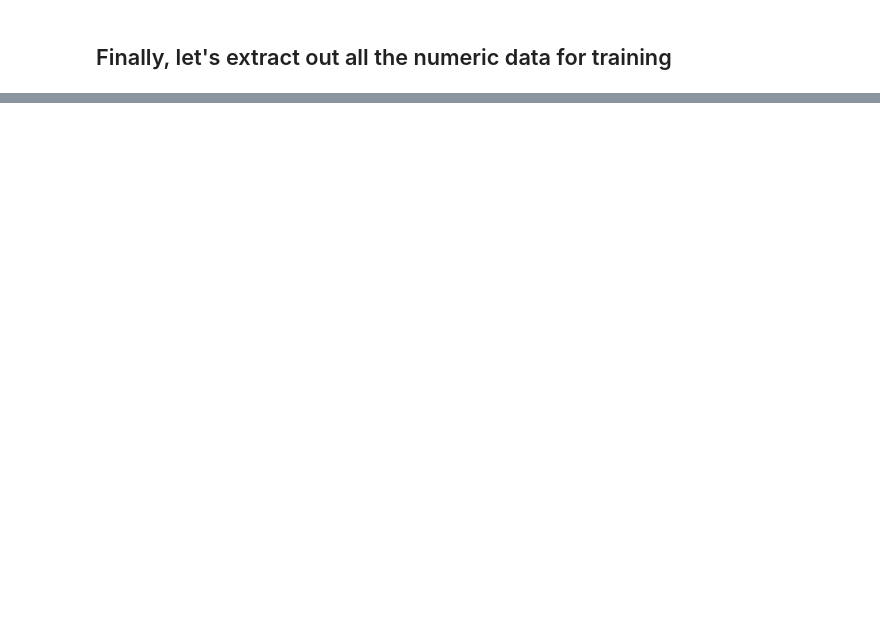
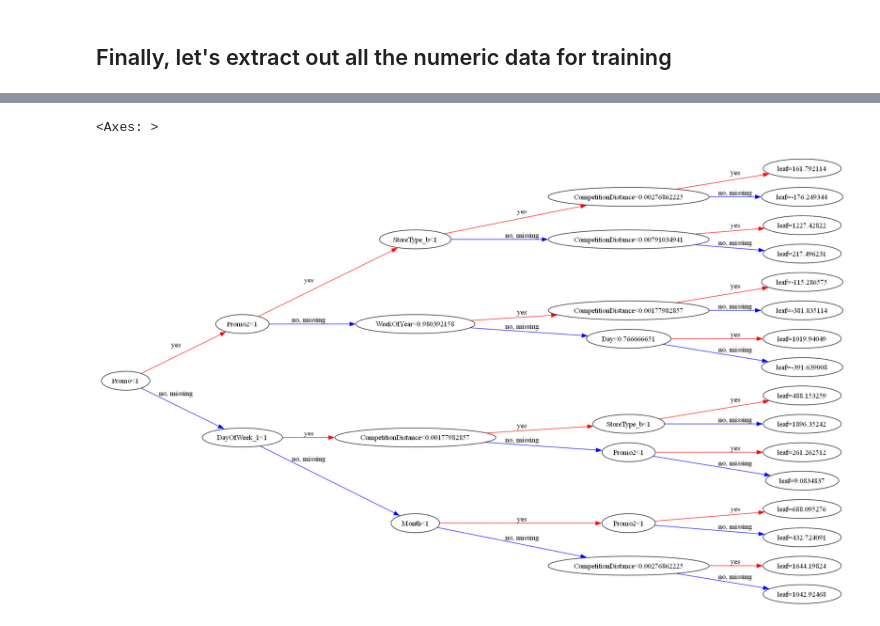
Before and after one commit to nikhilarya/Gradient-Boosting-with-XGBoost-Project, a Jupyter notebook: Gradient Boosting with XGBoost.ipynb, the cells around one changed output, grey strips where cells are left out. Cells and saved outputs as stored; diff of their text form; code cells hidden in the pictures; blank space fills up the shorter version.

```diff
--- a/Gradient Boosting with XGBoost.ipynb
+++ b/Gradient Boosting with XGBoost.ipynb
@@ -410,0 +485,5 @@ X_test = test_inputs[numeric_cols + encoded_cols]
+# %%
+plot_tree(model, rankdir='LR', num_trees =1)
+# %% [output]
+<Axes: >
+[figure, added]
```
Also changed, not shown: parts of 40 cells of this notebook.
